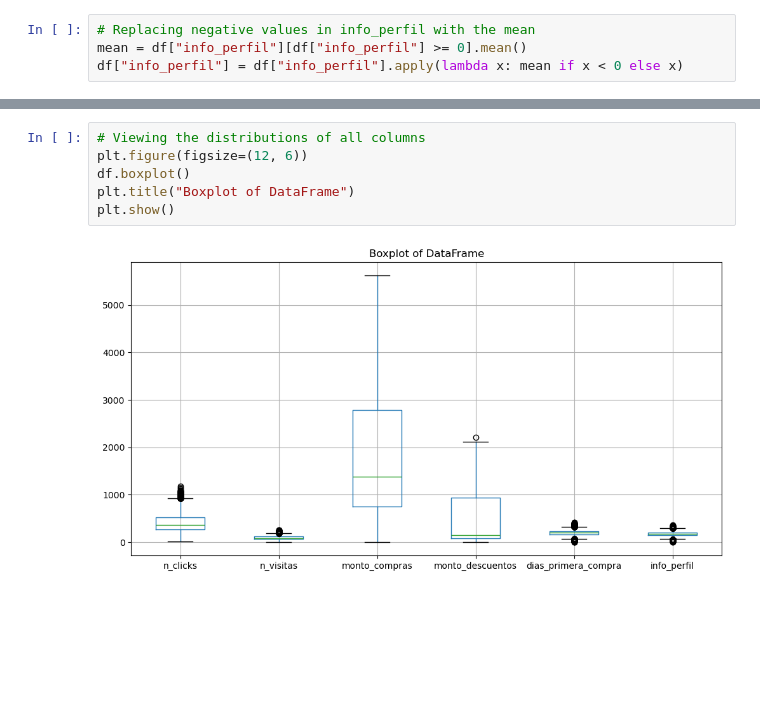
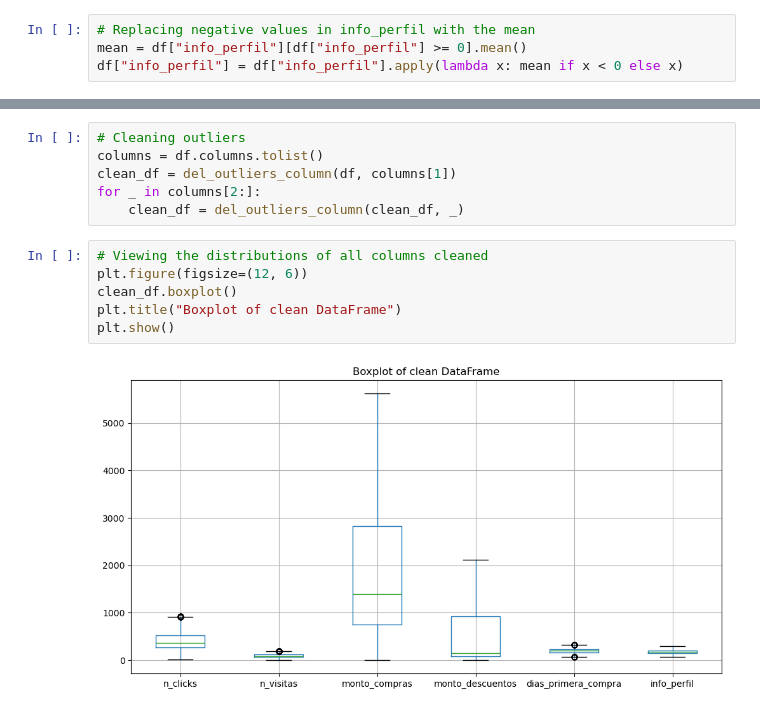
Before and after one commit to davexat/Client_Segmentation_Dashboard, a Jupyter notebook: notebooks/0.0_dsb_data_exploration.ipynb, the cells around one changed output, grey strips where cells are left out. Drawn from its saved outputs; the diff is of its cells as text; blank space fills up the shorter version.

Commit message:
Finalizing data cleaning

```diff
--- a/notebooks/0.0_dsb_data_exploration.ipynb
+++ b/notebooks/0.0_dsb_data_exploration.ipynb
@@ -345,8 +283,14 @@ df["info_perfil"] = df["info_perfil"].apply(lambda x: mean if x < 0 else x)
+# %%
+# Cleaning outliers
+columns = df.columns.tolist()
+clean_df = del_outliers_column(df, columns[1])
+for _ in columns[2:]:
+    clean_df = del_outliers_column(clean_df, _)
 # %%
-# Viewing the distributions of all columns
+# Viewing the distributions of all columns cleaned
 plt.figure(figsize=(12, 6))
-df.boxplot()
-plt.title("Boxplot of DataFrame")
+clean_df.boxplot()
+plt.title("Boxplot of clean DataFrame")
 plt.show()
 # %% [output]
-[figure, old version]
+[figure, new version]
```
Also changed, not shown: parts of 19 cells of this notebook, 2 other files.
